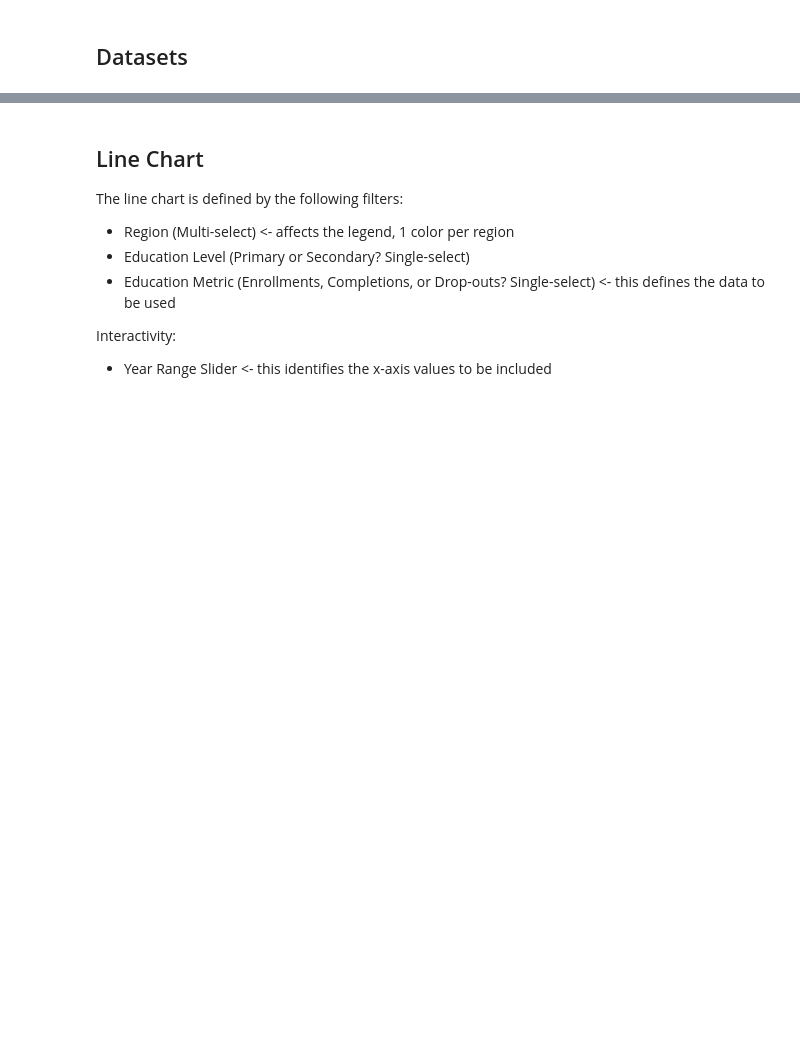
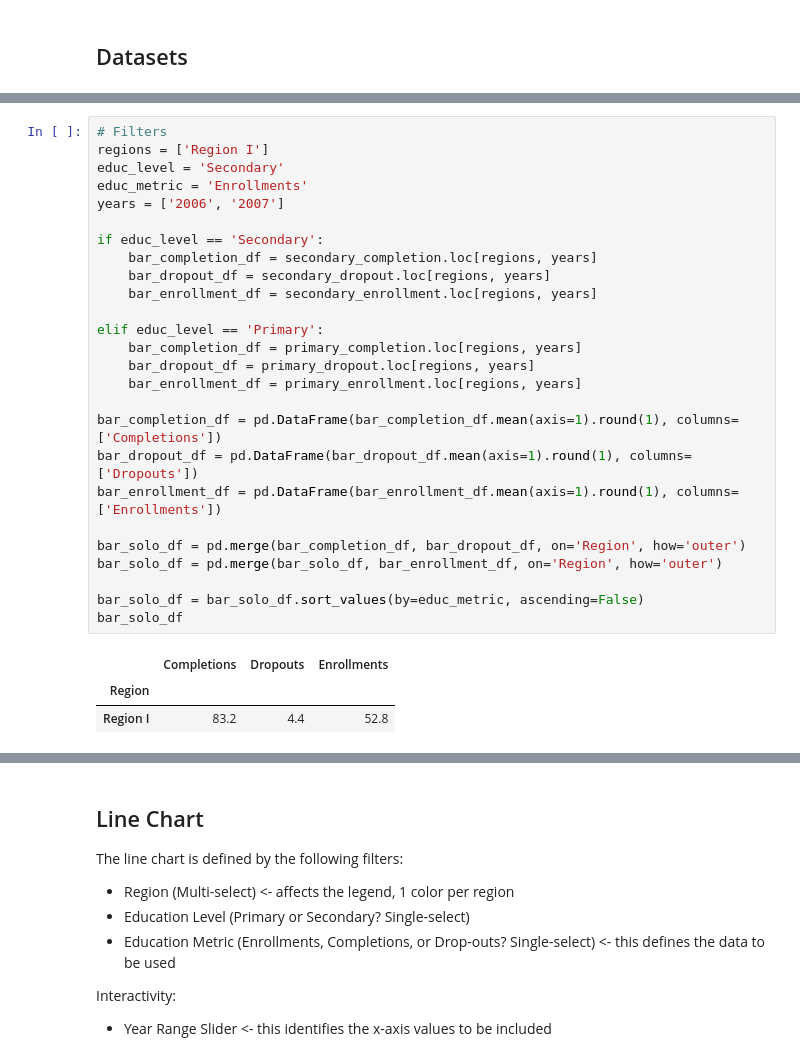
Before and after one commit to angelocguerra/data101-visualizationapp, a Jupyter notebook: NonSpatialDataVisualization.ipynb, the cells around one changed output, grey strips where cells are left out. Drawn from its saved outputs; the diff is of its cells as text; blank space fills up the shorter version.

```diff
--- a/NonSpatialDataVisualization.ipynb
+++ b/NonSpatialDataVisualization.ipynb
@@ -94,0 +164,30 @@ Interactivity:
+# %%
+# Filters
+regions = ['Region I']
+educ_level = 'Secondary'
+educ_metric = 'Enrollments'
+years = ['2006', '2007']
+
+if educ_level == 'Secondary':
+    bar_completion_df = secondary_completion.loc[regions, years]
+    bar_dropout_df = secondary_dropout.loc[regions, years]
+    bar_enrollment_df = secondary_enrollment.loc[regions, years]
+
+elif educ_level == 'Primary':
+    bar_completion_df = primary_completion.loc[regions, years]
+    bar_dropout_df = primary_dropout.loc[regions, years]
+    bar_enrollment_df = primary_enrollment.loc[regions, years]
+
+bar_completion_df = pd.DataFrame(bar_completion_df.mean(axis=1).round(1), columns=['Completions'])
+bar_dropout_df = pd.DataFrame(bar_dropout_df.mean(axis=1).round(1), columns=['Dropouts'])
+bar_enrollment_df = pd.DataFrame(bar_enrollment_df.mean(axis=1).round(1), columns=['Enrollments'])
+
+bar_solo_df = pd.merge(bar_completion_df, bar_dropout_df, on='Region', how='outer')
+bar_solo_df = pd.merge(bar_solo_df, bar_enrollment_df, on='Region', how='outer')
+
+bar_solo_df = bar_solo_df.sort_values(by=educ_metric, ascending=False)
+bar_solo_df
+# %% [output]
+|  | Completions | Dropouts | Enrollments |
+| Region |  |  |  |
+| Region I | 83.2 | 4.4 | 52.8 |
```
Also changed, not shown: parts of 8 cells of this notebook.
